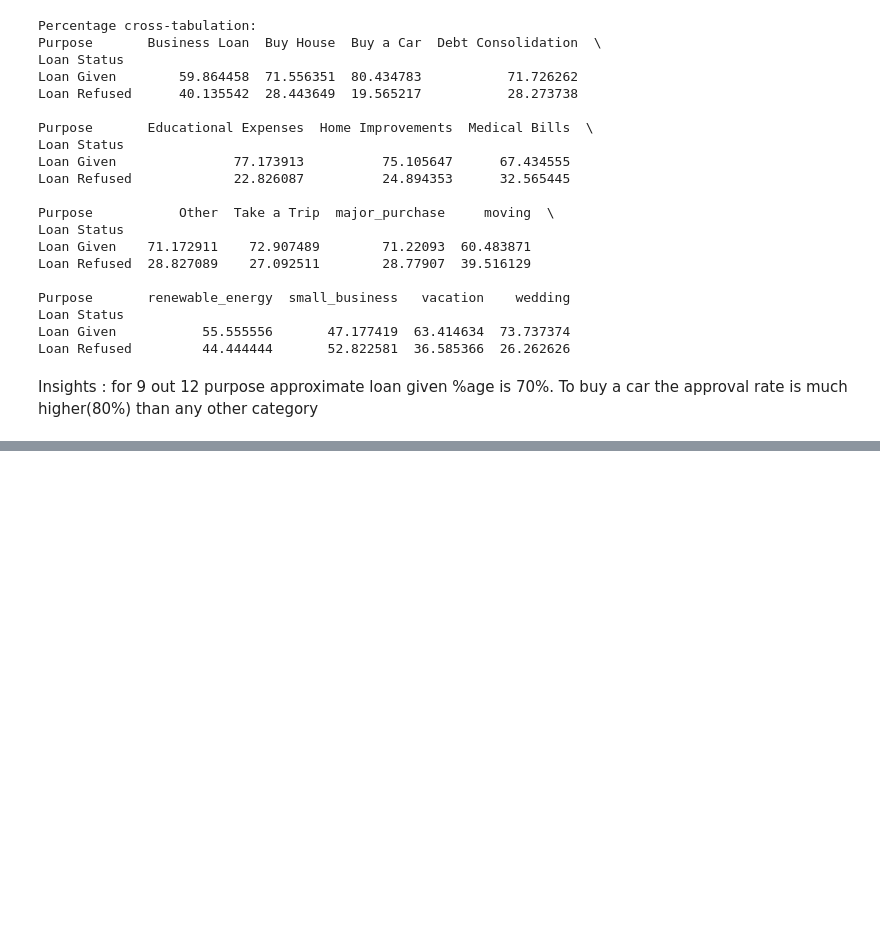
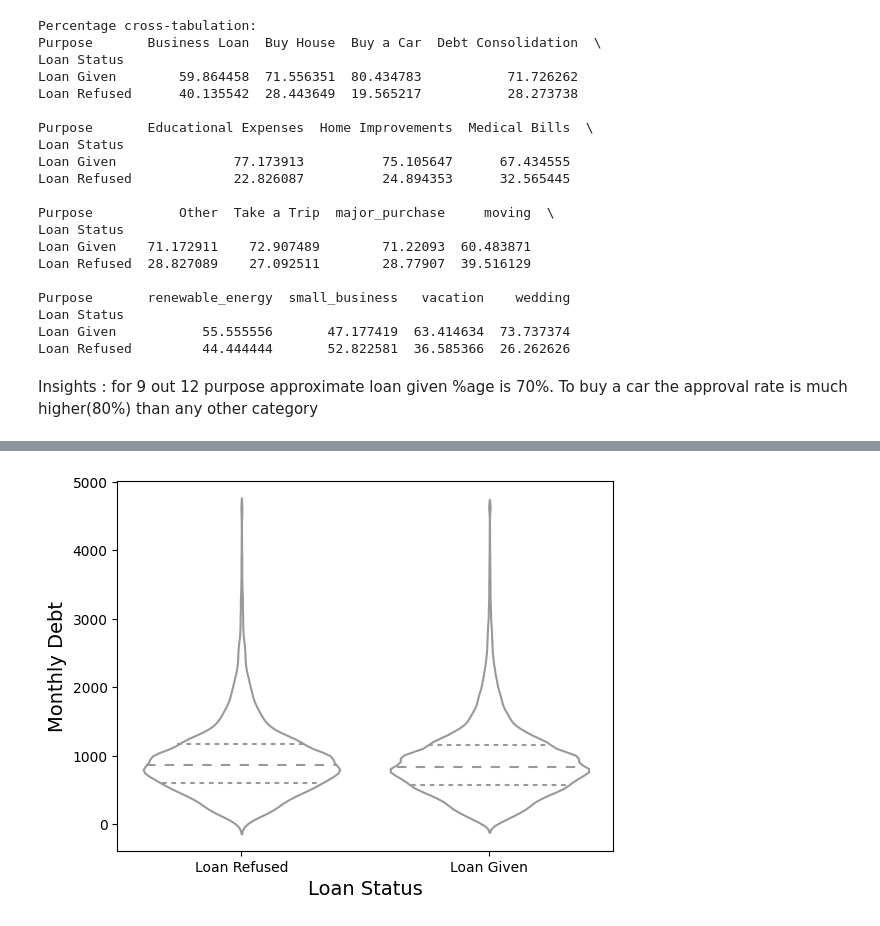
Before and after one commit to RohitDas92/Loan-Approval-Prediction-Project, a Jupyter notebook: loan_approval_prediction.ipynb, the cells around one changed output, grey strips where cells are left out. Saved outputs shown, nothing was run; the diff lists cells and outputs as text; code cells hidden in the pictures; blank space fills up the shorter version.

```diff
--- a/loan_approval_prediction.ipynb
+++ b/loan_approval_prediction.ipynb
@@ -967,0 +1057,5 @@ Insights : for 9 out 12 purpose approximate loan given %age is 70%. To buy a car
+# %%
+monthly_debt_loan_staus_voilinplot = sns.violinplot(x = df_duplicates_removed['Loan Status'],y = df_duplicates_removed['Monthly Debt'],inner = 'quartile',color = 'white')
+plt.show()
+# %% [output]
+[figure, added]
```
Also changed, not shown: parts of 68 cells of this notebook.
